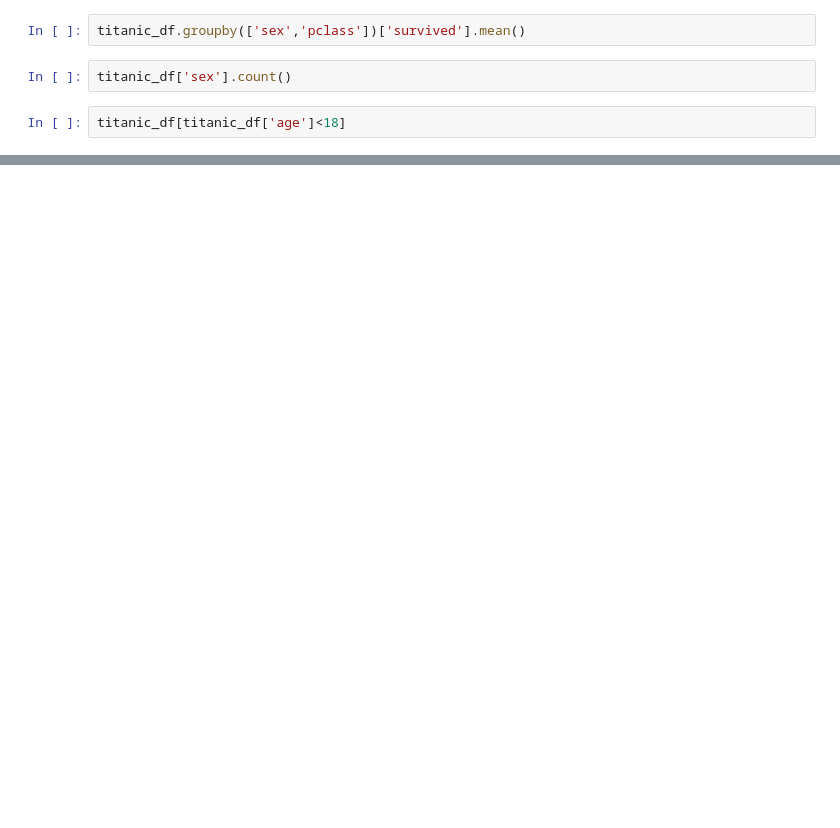
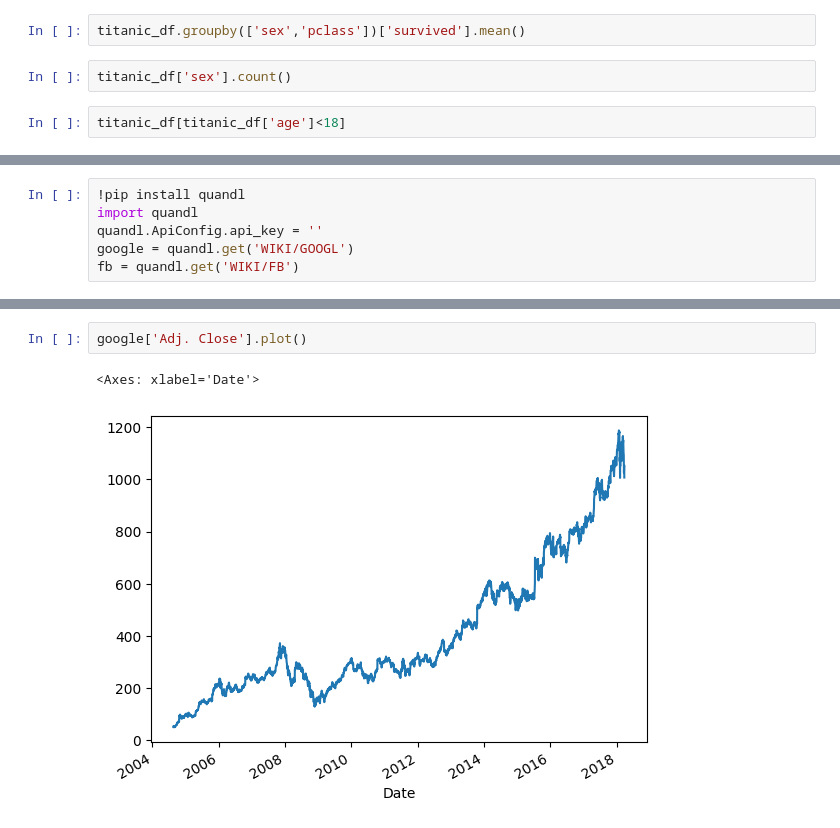
Before and after one commit to nmagee/ds1002, a Jupyter notebook: notebooks/08-pandas-introduction.ipynb, the cells around one changed output, grey strips where cells are left out. Saved outputs shown, nothing was run; the diff lists cells and outputs as text; blank space fills up the shorter version.

```diff
--- a/notebooks/08-pandas-introduction.ipynb
+++ b/notebooks/08-pandas-introduction.ipynb
@@ -34,0 +102,6 @@ titanic_df[titanic_df['age']<18]
+# %%
+!pip install quandl
+import quandl
+quandl.ApiConfig.api_key = ''
+google = quandl.get('WIKI/GOOGL')
+fb = quandl.get('WIKI/FB')
@@ -34,0 +119,5 @@ titanic_df[titanic_df['age']<18]
+# %%
+google['Adj. Close'].plot()
+# %% [output]
+<Axes: xlabel='Date'>
+[figure, added]
```
Also changed, not shown: parts of 16 cells of this notebook.
